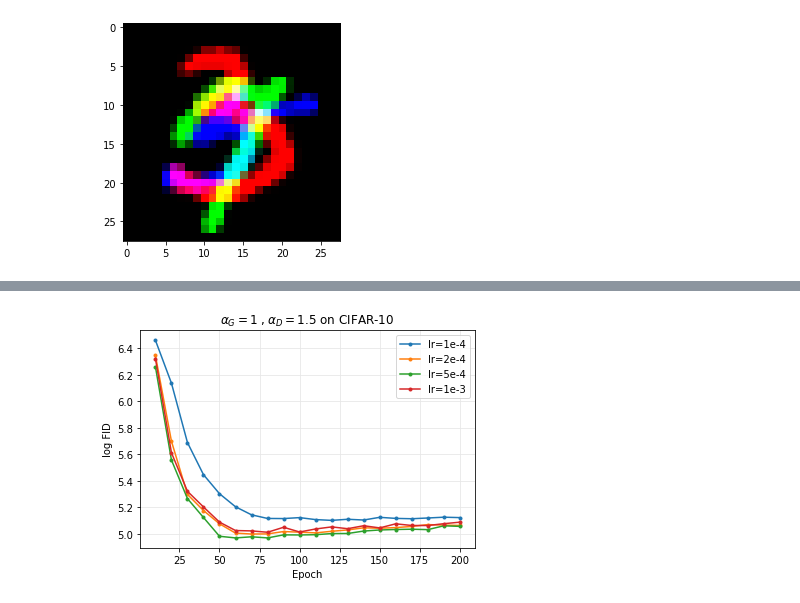
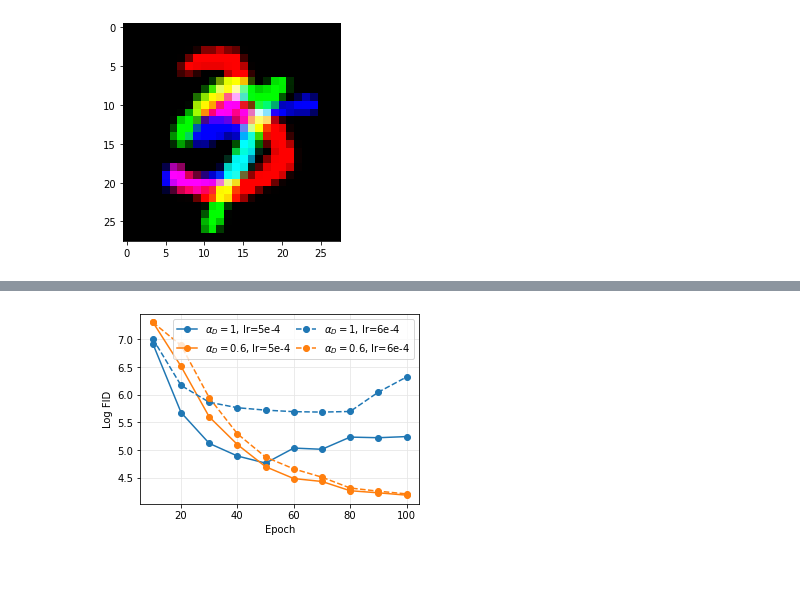
Before and after one commit to SankarLab/AlphaGan-Papers-Results, a Jupyter notebook: metric_processing.ipynb, the cells around one changed output, grey strips where cells are left out. Cells and saved outputs as stored; diff of their text form; code cells hidden in the pictures; blank space fills up the shorter version.

```diff
--- a/metric_processing.ipynb
+++ b/metric_processing.ipynb
@@ -110,9 +110,3 @@ plt.legend(loc=(0.65,0.5))
 plt.show()
 # %% [output]
 [figure]
-# %%
-for m_row, s_row in zip(means, stds):
-    for m, s in zip(m_row, s_row):
-        s = 0 if pd.isnull(s) else s
-        print("{:.2f}±{:.2f}".format(m, s), end=' ')
-    print()
@@ -200,4 +158,0 @@ plt.show()
-# %%
-df = pd.read_csv('metrics/mnist_metrics_epochs.csv')
-data = np.array(df.groupby('Setting')['0.0-1'].mean()).reshape(-1,4)
-data
@@ -383,34 +266,45 @@ df.groupby('Setting').mean()
 # %%
-g_alpha = 1
-d_alpha = 1.5
-df = pd.read_csv('metrics/metrics_monica.csv')
-#df = df[df['Setting'].apply(lambda x: 'model_width-8' in x)]
-df = df[df['Setting'].apply(lambda x: len(x.split('g_alpha-')) > 1 and x.split('g_alpha-')[1].split('-')[0] == str(g_alpha))]
-df = df[df['Setting'].apply(lambda x: len(x.split('d_alpha-')) > 1 and x.split('d_alpha-')[1].split('-')[0] == str(d_alpha))]
+data_idx = 0
+ls_gan = False
 
-lrs = ['1e-4', '2e-4', '5e-4', '1e-3']
+df = pd.read_csv('metrics/' + ['celeba', 'lsun'][data_idx] + '_metrics_final.csv')
 
-n = 20
+lr_names = [['5e-4', '6e-4'], ['1e-4', '2e-4']][data_idx]
+lrs = [eval(lr) for lr in lr_names]
+gans = [r'$\alpha_{D} = 1$', r'$\alpha_{D} = 0.6$'] + (['LSGAN'] if ls_gan else [])
+slices = [(df['d_alpha'] == 1) & (df['ls_gan'] == False), df['d_alpha'] == 0.6] + ([df['ls_gan'] == True] if ls_gan else [])
 
-data = np.zeros((len(lrs),n))
+n = 10
 
-metric = 'FIDs'
+data = np.zeros((len(slices), len(lrs),n))
+
+metric = 'fid_scores'
 
 for fid_i in range(n):
+    df['FID_i'] = df['fid_scores'].apply(lambda x: eval(x)[fid_i])
+    for j, s in enumerate(slices):
+        fids = df[s].groupby('lr').mean()['FID_i']
+        for k, lr in enumerate(lrs):
+            data[j, k, fid_i] = fids[lr]
 
-    df['FID_i'] = df[metric].apply(lambda x: eval(x)[fid_i])
-    data[:,fid_i] = np.array(df.groupby('Setting').mean()['FID_i'])
+data = np.log(data)
 
-lrs = ['1e-4', '2e-4', '5e-4', '1e-3']
-#lrs = ['1e-4', '2e-4', '5e-4', '6e-4', '7e-4', '8e-4', '9e-4', '1e-3']
-for i in range(len(lrs)):
-    plt.plot([10*j for j in range(1,n+1)], np.log(data[i,:]), label='lr=' + lrs[i], marker='.')
+colors = plt.rcParams['axes.prop_cycle'].by_key()['color']
 
-plt.legend()
-plt.title(r'$\alpha_{G} = ' + str(g_alpha) + r'$ $,\alpha_{D} = ' + str(d_alpha) + '$ on CIFAR-10')
+plt.figure(figsize=(5,3.5))
+
+styles = ['-', '--']
+
+for i in range(len(lr_names)):
+    for j in range(len(gans)):
+        plt.plot([10*k for k in range(1,n+1)], data[j,i,:], label=gans[j] + ', lr=' + lr_names[i],
+                             linestyle=styles[i], marker='.', color=colors[j], markersize=12)
+
+plt.legend(ncol=2, fontsize=10, columnspacing=0.5, loc=['upper right', (0.13,0.46)][data_idx])
 plt.xlabel('Epoch')
-plt.ylabel('log FID')
+plt.ylabel('Log FID')
 plt.grid( color=(0.9,0.9,0.9))
+plt.savefig('fid_epochs_' + ['celeba', 'lsun'][data_idx] + ('_nolsgan' if not ls_gan else '') + '.pdf', bbox_inches='tight')
 plt.show()
 # %% [output]
-[figure, old version]
+[figure, new version]
```
Also changed, not shown: parts of 18 cells of this notebook, 25 other files.
